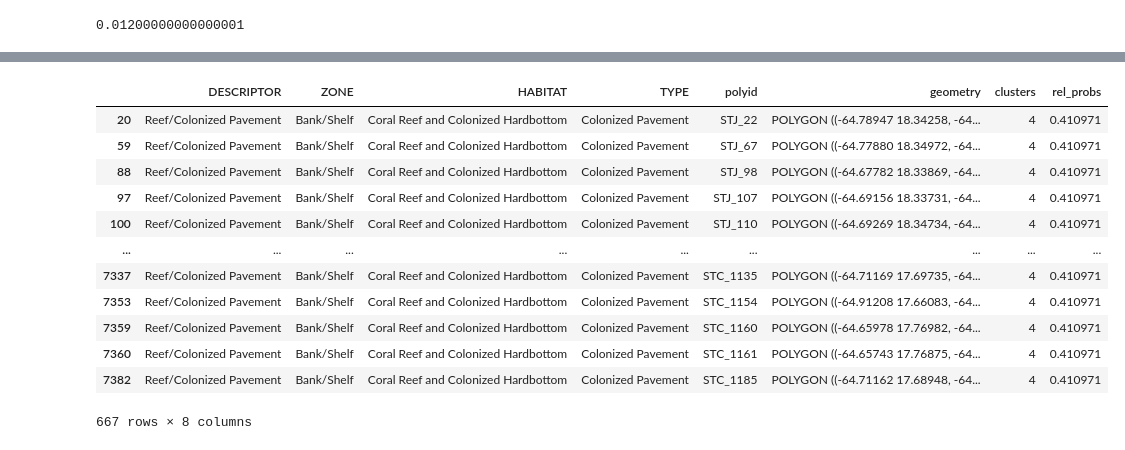
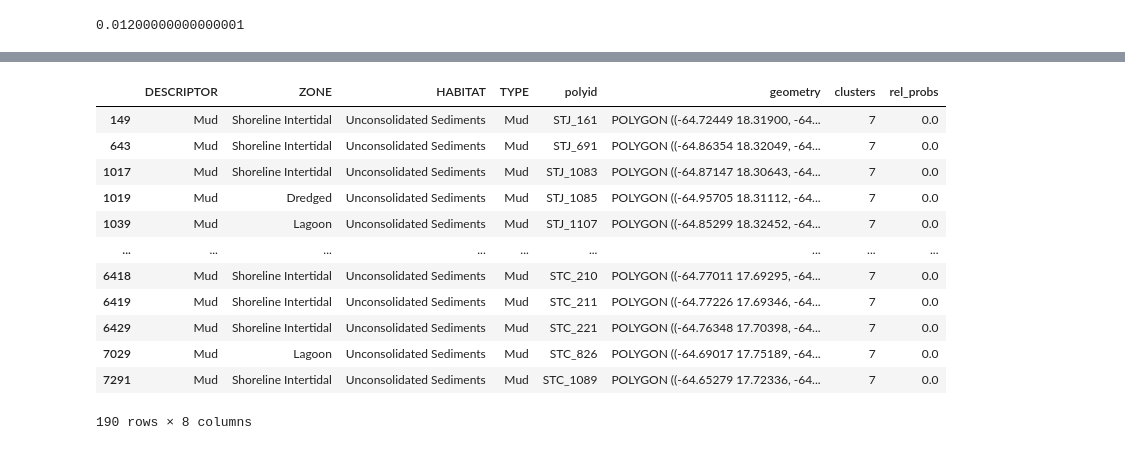
Before and after one commit to eric220/lf_probability_map, a Jupyter notebook: notebooks/Explore_Data.ipynb, the cells around one changed output, grey strips where cells are left out. Drawn from its saved outputs; the diff is of its cells as text; code cells hidden in the pictures.

```diff
--- a/notebooks/Explore_Data.ipynb
+++ b/notebooks/Explore_Data.ipynb
@@ -177,0 +168,4 @@ Conclusion: With a p-value of .0121 the null hypothesis is rejected.
+# %%
+n_clusters = 21
+kmeans = KMeans(n_clusters= n_clusters)
+kmeans.fit(k_train)
@@ -272,17 +311,17 @@ gdf.head(3)
 # %%
-gdf.query('clusters == 4')
+gdf.query('clusters == 7')
 # %% [output]
 |  | DESCRIPTOR | ZONE | HABITAT | TYPE | polyid | geometry | clusters | rel_probs |
-| 20 | Reef/Colonized Pavement | Bank/Shelf | Coral Reef and Colonized Hardbottom | Colonized Pavement | STJ_22 | POLYGON ((-64.78947 18.34258, -64... | 4 | 0.410971 |
-| 59 | Reef/Colonized Pavement | Bank/Shelf | Coral Reef and Colonized Hardbottom | Colonized Pavement | STJ_67 | POLYGON ((-64.77880 18.34972, -64... | 4 | 0.410971 |
-| 88 | Reef/Colonized Pavement | Bank/Shelf | Coral Reef and Colonized Hardbottom | Colonized Pavement | STJ_98 | POLYGON ((-64.67782 18.33869, -64... | 4 | 0.410971 |
-| 97 | Reef/Colonized Pavement | Bank/Shelf | Coral Reef and Colonized Hardbottom | Colonized Pavement | STJ_107 | POLYGON ((-64.69156 18.33731, -64... | 4 | 0.410971 |
-| 100 | Reef/Colonized Pavement | Bank/Shelf | Coral Reef and Colonized Hardbottom | Colonized Pavement | STJ_110 | POLYGON ((-64.69269 18.34734, -64... | 4 | 0.410971 |
+| 149 | Mud | Shoreline Intertidal | Unconsolidated Sediments | Mud | STJ_161 | POLYGON ((-64.72449 18.31900, -64... | 7 | 0.0 |
+| 643 | Mud | Shoreline Intertidal | Unconsolidated Sediments | Mud | STJ_691 | POLYGON ((-64.86354 18.32049, -64... | 7 | 0.0 |
+| 1017 | Mud | Shoreline Intertidal | Unconsolidated Sediments | Mud | STJ_1083 | POLYGON ((-64.87147 18.30643, -64... | 7 | 0.0 |
+| 1019 | Mud | Dredged | Unconsolidated Sediments | Mud | STJ_1085 | POLYGON ((-64.95705 18.31112, -64... | 7 | 0.0 |
+| 1039 | Mud | Lagoon | Unconsolidated Sediments | Mud | STJ_1107 | POLYGON ((-64.85299 18.32452, -64... | 7 | 0.0 |
 | ... | ... | ... | ... | ... | ... | ... | ... | ... |
-| 7337 | Reef/Colonized Pavement | Bank/Shelf | Coral Reef and Colonized Hardbottom | Colonized Pavement | STC_1135 | POLYGON ((-64.71169 17.69735, -64... | 4 | 0.410971 |
-| 7353 | Reef/Colonized Pavement | Bank/Shelf | Coral Reef and Colonized Hardbottom | Colonized Pavement | STC_1154 | POLYGON ((-64.91208 17.66083, -64... | 4 | 0.410971 |
-| 7359 | Reef/Colonized Pavement | Bank/Shelf | Coral Reef and Colonized Hardbottom | Colonized Pavement | STC_1160 | POLYGON ((-64.65978 17.76982, -64... | 4 | 0.410971 |
-| 7360 | Reef/Colonized Pavement | Bank/Shelf | Coral Reef and Colonized Hardbottom | Colonized Pavement | STC_1161 | POLYGON ((-64.65743 17.76875, -64... | 4 | 0.410971 |
-| 7382 | Reef/Colonized Pavement | Bank/Shelf | Coral Reef and Colonized Hardbottom | Colonized Pavement | STC_1185 | POLYGON ((-64.71162 17.68948, -64... | 4 | 0.410971 |
+| 6418 | Mud | Shoreline Intertidal | Unconsolidated Sediments | Mud | STC_210 | POLYGON ((-64.77011 17.69295, -64... | 7 | 0.0 |
+| 6419 | Mud | Shoreline Intertidal | Unconsolidated Sediments | Mud | STC_211 | POLYGON ((-64.77226 17.69346, -64... | 7 | 0.0 |
+| 6429 | Mud | Shoreline Intertidal | Unconsolidated Sediments | Mud | STC_221 | POLYGON ((-64.76348 17.70398, -64... | 7 | 0.0 |
+| 7029 | Mud | Lagoon | Unconsolidated Sediments | Mud | STC_826 | POLYGON ((-64.69017 17.75189, -64... | 7 | 0.0 |
+| 7291 | Mud | Shoreline Intertidal | Unconsolidated Sediments | Mud | STC_1089 | POLYGON ((-64.65279 17.72336, -64... | 7 | 0.0 |
-667 rows × 8 columns
+190 rows × 8 columns
 # %%
```
Also changed, not shown: parts of 30 cells of this notebook.
